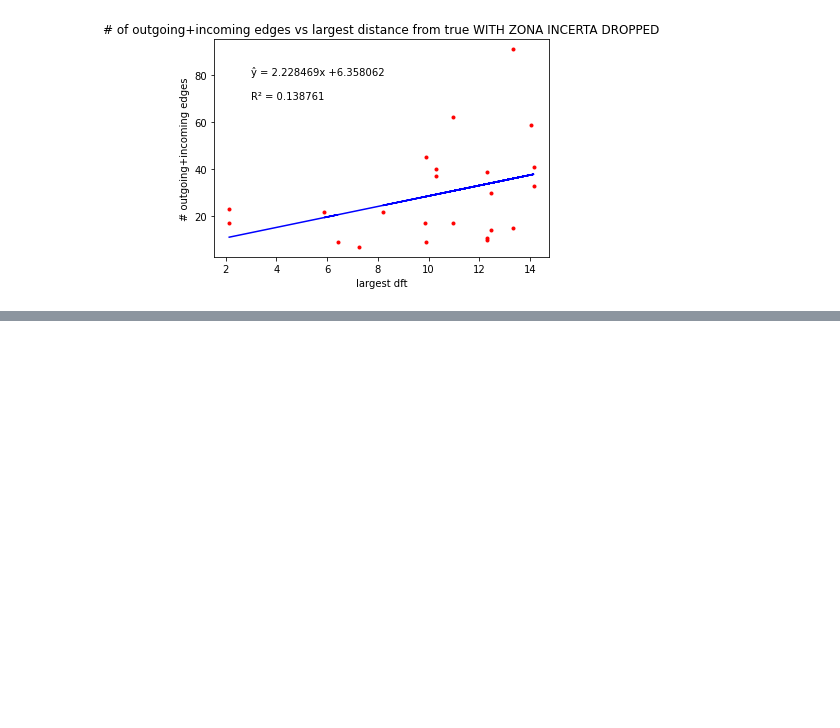
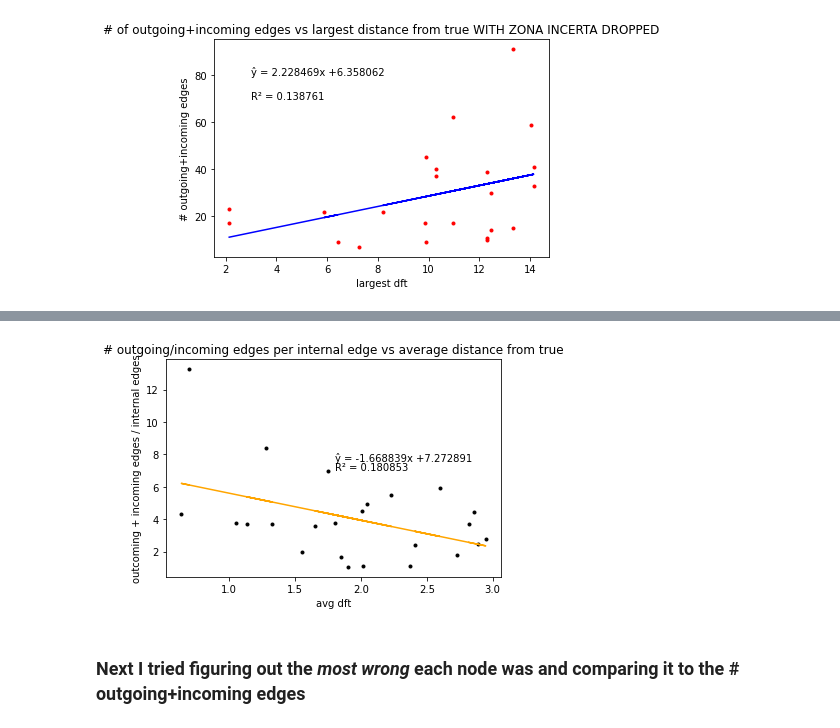
Before and after one commit to hellothisisnathan/Mouse_Controllability, a Jupyter notebook: Mouse/analyze edges whole brain.ipynb, the cells around one changed output, grey strips where cells are left out. Cells and saved outputs as stored; diff of their text form; code cells hidden in the pictures; blank space fills up the shorter version.

```diff
--- a/Mouse/analyze edges whole brain.ipynb
+++ b/Mouse/analyze edges whole brain.ipynb
@@ -345,0 +481,22 @@ plt.show()
+# %%
+from sklearn.linear_model import LinearRegression
+x_dft = pd.DataFrame(problem_nodes['avg dft'])
+y_esc = pd.DataFrame(problem_nodes['outgoing+incoming / internal']).replace([pd.np.inf], 0)
+reg = LinearRegression().fit(x_dft,y_esc)
+r2 = 'R\u00b2 = ' + str(round(reg.score(x_dft,y_esc), 6))
+y_pred = reg.predict(x_dft)
+y_hat = '\u0177 = ' + str(round(reg.coef_[0][0], 6)) + 'x +' + str(round(*reg.intercept_, 6))
+# %%
+plt.scatter(x_dft,y_esc, marker='.', color='black')
+plt.plot(x_dft, y_pred, color='orange')
+plt.text(1.8, 7, r2)
+plt.text(1.8, 7.6, y_hat)
+plt.ylabel('outcoming + incoming edges / internal edges')
+plt.xlabel('avg dft')
+plt.title('# outgoing/incoming edges per internal edge vs average distance from true')
+plt.savefig('./whole brain/100 percent outcoming+incoming edge ratio vs avg dft.png')
+plt.show()
+# %% [output]
+[figure, added]
+# %% [markdown]
+### Next I tried figuring out the *most wrong* each node was and comparing it to the # outgoing+incoming edges
```
Also changed, not shown: parts of 28 cells of this notebook.
